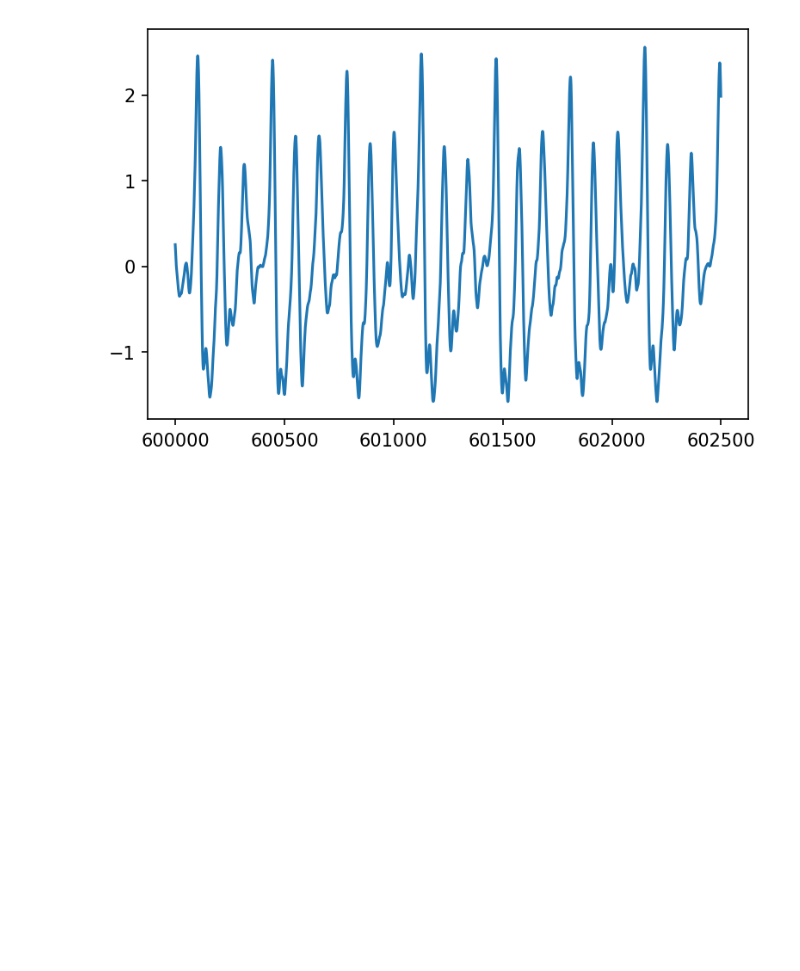
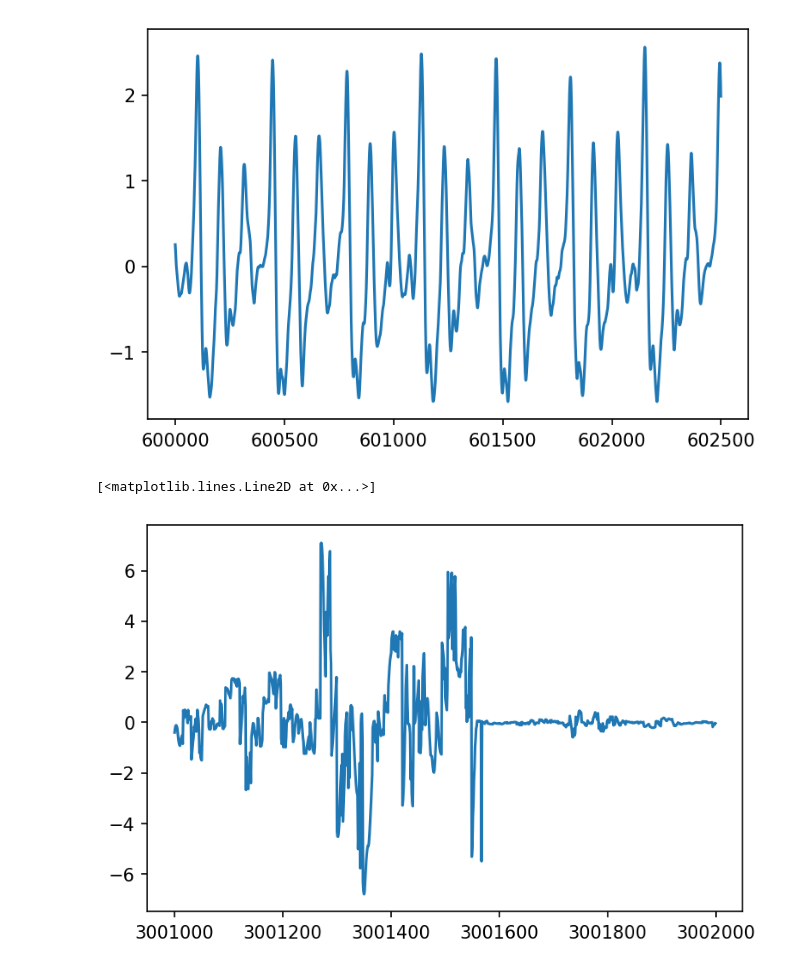
Before and after one commit to shubhamchandak94/LFZip, a Jupyter notebook: data/evaluation_datasets/plots.ipynb, the cells around one changed output. Saved outputs shown, nothing was run; the diff lists cells and outputs as text; code cells hidden in the pictures; blank space fills up the shorter version.

```diff
--- a/data/evaluation_datasets/plots.ipynb
+++ b/data/evaluation_datasets/plots.ipynb
@@ -53,3 +53,10 @@ plt.plot(range(600000,602500),a[600000:602500])
 # %% [output]
 [<matplotlib.lines.Line2D at 0x...>]
 [figure]
+# %%
+a = np.load('gyr/Watch_gyroscope_X.npy')
+# %%
+plt.plot(range(3001000,3002000),a[3001000:3002000])
+# %% [output]
+[<matplotlib.lines.Line2D at 0x...>]
+[figure, added]
```
Also changed, not shown: 28 other files.
